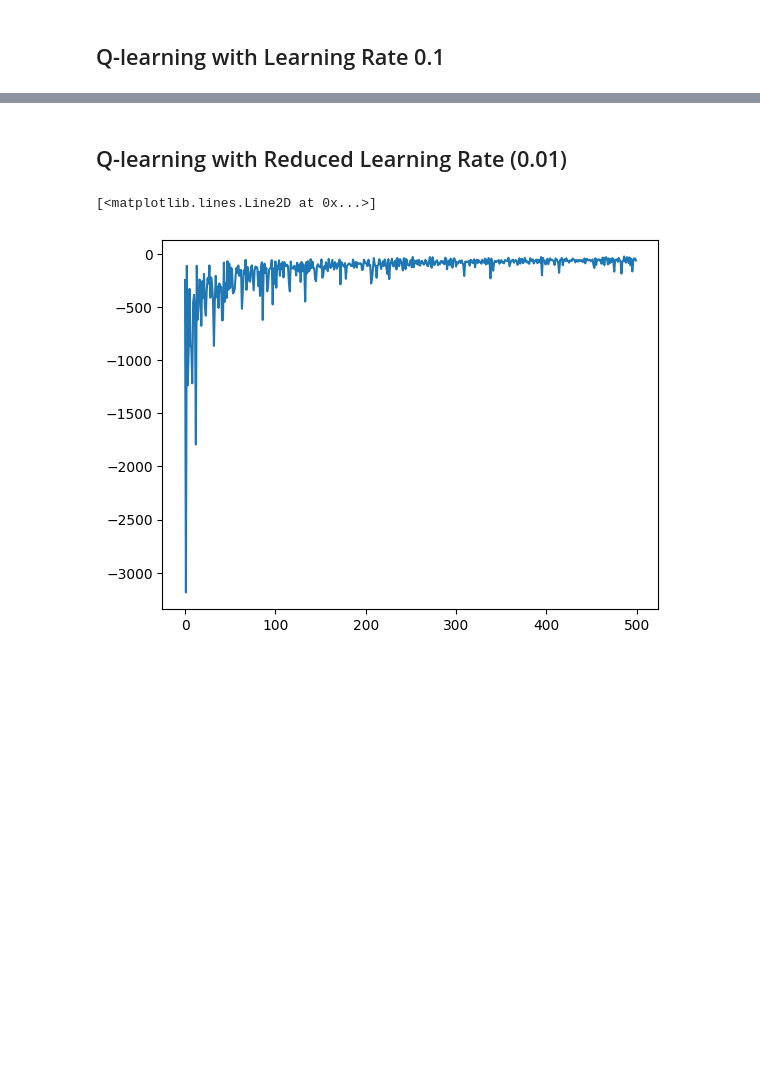
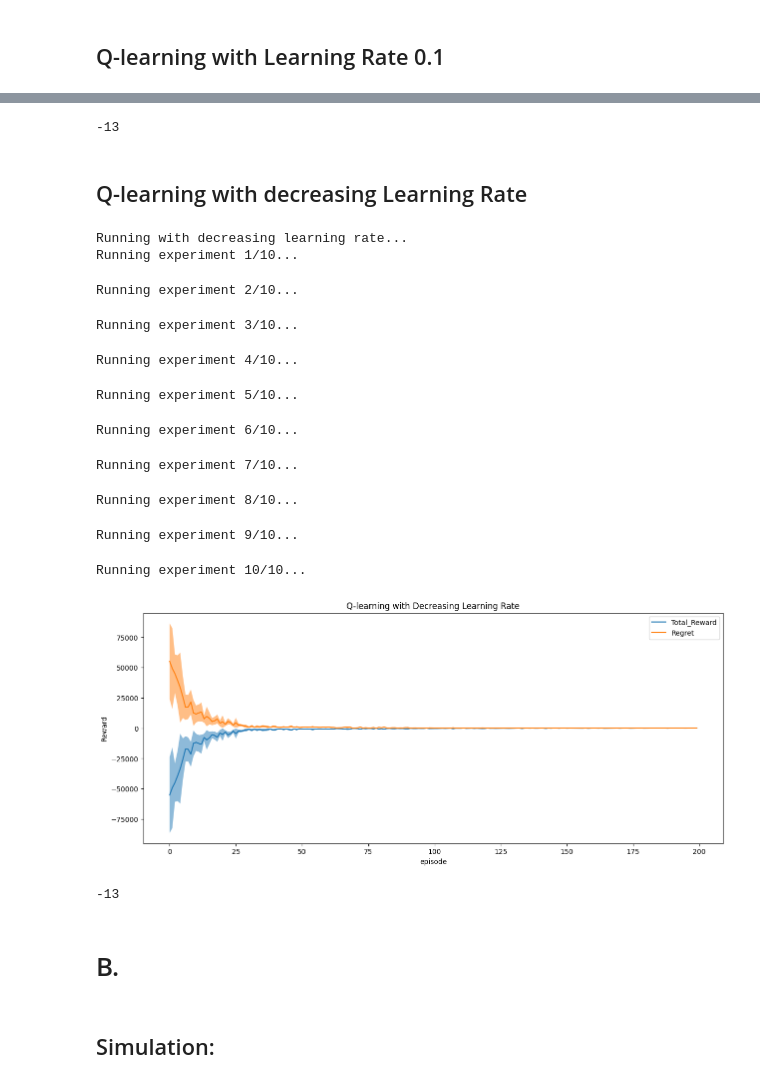
Before and after one commit to F102M8/UT-Interactive-Learning-Course-Projects, a Jupyter notebook: RL_HW3/RL_HW3_810199489.ipynb, the cells around one changed output, grey strips where cells are left out. Cells and saved outputs as stored; diff of their text form; code cells hidden in the pictures; blank space fills up the shorter version.

```diff
--- a/RL_HW3/RL_HW3_810199489.ipynb
+++ b/RL_HW3/RL_HW3_810199489.ipynb
@@ -247,14 +257,34 @@ plot_result(
+# %%
+max(max(total_rewards_const_lr))
+# %% [output]
+-13
 # %% [markdown]
-## Q-learning with Reduced Learning Rate (0.01)
+## Q-learning with decreasing Learning Rate
-# %%
-# Initialize QLearning agent with reduced learning rate of 0.01
-agent_lr_001 = QLearning(env, learning_rate=0.01, discount=0.9, epsilon=0.1, epsilon_decay=0.99)
-
-# Train agent for 500 episodes
-regrets_lr_001, total_rewards_lr_001, _ = agent_lr_001.train(episodes=500)
-
-# Plot or store the results (e.g., regrets, total rewards)
-plt.plot(total_rewards_lr_001, label='LR = 0.01')
-# %% [output]
-[<matplotlib.lines.Line2D at 0x...>]
-[figure, removed]
+# %%
+print("Running with decreasing learning rate...")
+total_rewards_dec_lr, regrets_dec_lr = run_qlearning_experiment(
+    env, num_runs, num_episodes, learning_rate, discount,  epsilon,
+    epsilon_decay=epsilon_decay, min_epsilon=min_epsilon,
+    learning_rate_decay=learning_rate, min_lr=min_lr)
+
+plot_result(total_rewards_dec_lr, regrets_dec_lr, num_episodes, num_runs,
+                figsize=(15, 6), title="Q-learning with Decreasing Learning Rate")
+# %% [output]
+Running with decreasing learning rate...
+Running experiment 1/10...
+Running experiment 2/10...
+Running experiment 3/10...
+Running experiment 4/10...
+Running experiment 5/10...
+Running experiment 6/10...
+Running experiment 7/10...
+Running experiment 8/10...
+Running experiment 9/10...
+Running experiment 10/10...
+[figure, added]
+# %%
+max(max(total_rewards_dec_lr))
+# %% [output]
+-13
+# %% [markdown]
+# B.
@@ -260,0 +458,2 @@ plt.plot(total_rewards_lr_001, label='LR = 0.01')
+# %% [markdown]
+## Simulation:
```
Also changed, not shown: parts of 23 cells of this notebook, 4 other files.
